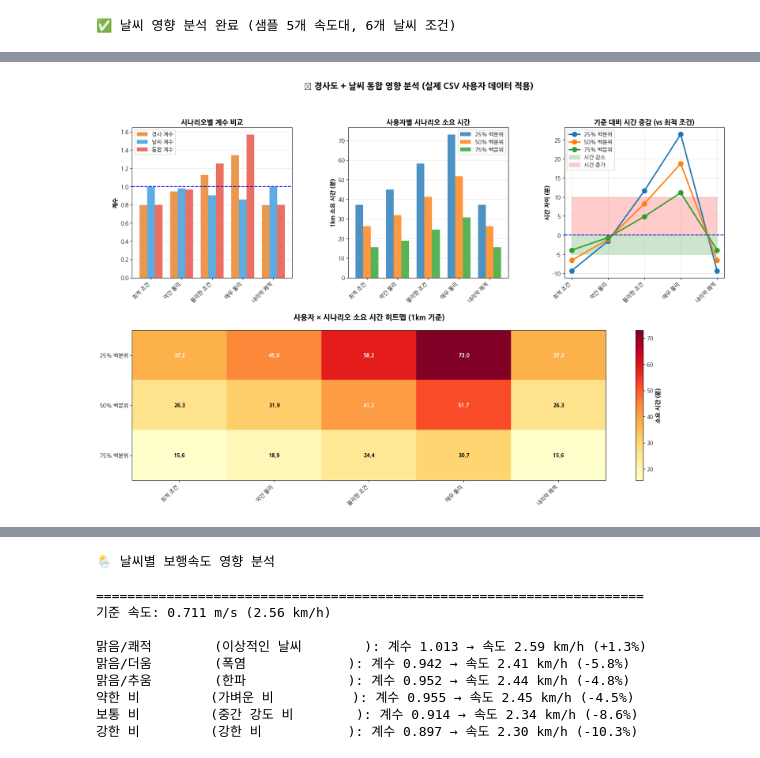
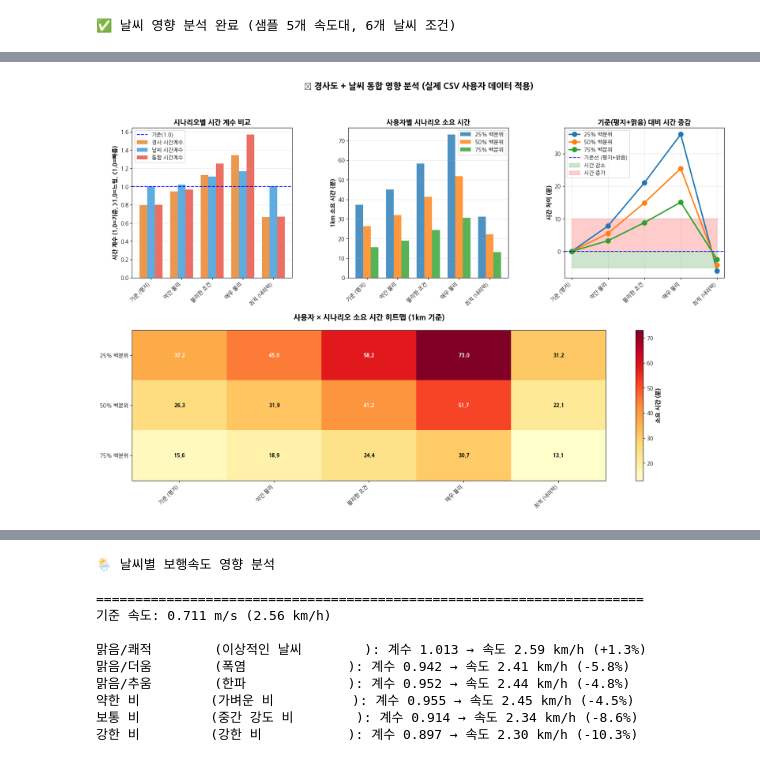
Before and after one commit to CSID-DGU/2025-2-DSCD-3g-07, a Jupyter notebook: backend/personal_speed_analysis.ipynb, the cells around one changed output, grey strips where cells are left out. Drawn from its saved outputs; the diff is of its cells as text; code cells hidden in the pictures.

```diff
--- a/backend/personal_speed_analysis.ipynb
+++ b/backend/personal_speed_analysis.ipynb
@@ -346,8 +346,10 @@ for patch, weather in zip(bp['boxes'], valid_weather_order):
         patch.set_facecolor('skyblue')
     elif weather == 'Snow':
         patch.set_facecolor('lightblue')
+    elif weather == 'Fog':
+        patch.set_facecolor('lightgray')
     else:
-        patch.set_facecolor('lightgray')
+        patch.set_facecolor('white')  # 예상치 못한 날씨
     patch.set_alpha(0.7)
 
 ax2.set_ylabel('속도 (km/h)', fontsize=12)
@@ -1351,16 +1415,16 @@ print(f"\n✅ 날씨 영향 분석 완료 (샘플 {len(percentiles)}개 속도
 
 # 실제 상황 시나리오
 real_scenarios = [
-    {'name': '최적 조건', 'slope': 0, 'temp': 20, 'ptype': 'clear', 'rain': 0.0, 'snow': 0.0,
-     'desc': '평지 + 맑음 (기준)'},
+    {'name': '기준 (평지)', 'slope': 0, 'temp': 20, 'ptype': 'clear', 'rain': 0.0, 'snow': 0.0,
+     'desc': '평지 + 맑은 날씨 (기준)'},
     {'name': '약간 불리', 'slope': 5, 'temp': 25, 'ptype': 'clear', 'rain': 0.0, 'snow': 0.0,
      'desc': '완만한 오르막 + 약간 더움'},
     {'name': '불리한 조건', 'slope': 10, 'temp': 30, 'ptype': 'rain', 'rain': 5.0, 'snow': 0.0,
      'desc': '오르막 + 더움 + 비'},
     {'name': '매우 불리', 'slope': 15, 'temp': 35, 'ptype': 'rain', 'rain': 10.0, 'snow': 0.0,
      'desc': '가파른 오르막 + 폭염 + 강우'},
-    {'name': '내리막 쾌적', 'slope': -10, 'temp': 20, 'ptype': 'clear', 'rain': 0.0, 'snow': 0.0,
-     'desc': '내리막 + 맑음'},
+    {'name': '최적 (내리막)', 'slope': -5, 'temp': 20, 'ptype': 'clear', 'rain': 0.0, 'snow': 0.0,
+     'desc': '완만한 내리막 + 맑음 (최고 속도)'},
 ]
 
 print("🎯 실제 시나리오 통합 분석 (경사도 + 날씨)\n")
@@ -1384,9 +1448,13 @@ for scenario in real_scenarios:
     prediction = weather_model.predict(base_speed_for_weather, weather_input)
     weather_speed_factor = prediction.weather_coeff
 
-    # 통합 계수: 시간 = 기준시간 * 경사계수 / 날씨속도계수
-    # (경사는 시간 증가, 날씨는 속도 감소)
-    combined_time_factor = slope_factor / weather_speed_factor
+    # 통합 계수 계산:
+    # - slope_factor: 시간 계수 (1.0 = 평지, >1.0 = 오르막, <1.0 = 내리막)
+    # - weather_speed_factor: 속도 계수 (1.0 = 맑음, >1.0 = 빠름, <1.0 = 느림)
+    # - 속도 계수를 시간 계수로 변환: 1 / weather_speed_factor
+    # - 최종 시간 계수 = slope_time_factor * weather_time_factor
+    weather_time_factor = 1.0 / weather_speed_factor
+    combined_time_factor = slope_factor * weather_time_factor
 
     combined_factors.append({
         'scenario': scenario['name'],
@@ -1454,22 +1522,25 @@ scenario_impact_df = pd.DataFrame(scenario_impact)
 fig = plt.figure(figsize=(20, 12))
 gs = fig.add_gridspec(2, 3, hspace=0.35, wspace=0.35)
 
-# 1. 계수 비교
+# 1. 계수 비교 (모두 시간 계수로 통일)
 ax1 = fig.add_subplot(gs[0, 0])
 x = np.arange(len(combined_df))
 width = 0.25
 
-ax1.bar(x - width, combined_df['slope_factor'], width, label='경사 계수',
+# 날씨도 시간 계수로 변환 (1/속도계수)
+weather_time_factors = 1.0 / combined_df['weather_factor']
+
+ax1.bar(x - width, combined_df['slope_factor'], width, label='경사 시간계수',
         alpha=0.8, color='#E67E22')
-ax1.bar(x, combined_df['weather_factor'], width, label='날씨 계수',
+ax1.bar(x, weather_time_factors, width, label='날씨 시간계수',
         alpha=0.8, color='#3498DB')
-ax1.bar(x + width, combined_df['combined_factor'], width, label='통합 계수',
+ax1.bar(x + width, combined_df['combined_factor'], width, label='통합 시간계수',
         alpha=0.8, color='#E74C3C')
-ax1.axhline(y=1.0, color='blue', linestyle='--', linewidth=1.5)
+ax1.axhline(y=1.0, color='blue', linestyle='--', linewidth=1.5, label='기준(1.0)')
 ax1.set_xticks(x)
 ax1.set_xticklabels(combined_df['scenario'], rotation=45, ha='right')
-ax1.set_ylabel('계수', fontsize=11, fontweight='bold')
-ax1.set_title('시나리오별 계수 비교', fontsize=13, fontweight='bold')
+ax1.set_ylabel('시간 계수 (1.0=기준, >1.0=느림, <1.0=빠름)', fontsize=11, fontweight='bold')
+ax1.set_title('시나리오별 시간 계수 비교', fontsize=13, fontweight='bold')
 ax1.legend()
 ax1.grid(True, alpha=0.3, axis='y')
 
@@ -1491,20 +1562,26 @@ ax2.set_title('사용자별 시나리오 소요 시간', fontsize=13, fontweight
 ax2.legend()
 ax2.grid(True, alpha=0.3, axis='y')
 
-# 3. 시간 증감량
+# 3. 시간 증감량 (기준 시나리오 대비)
 ax3 = fig.add_subplot(gs[0, 2])
+
+# 기준 시나리오(평지 + 맑음) = 첫 번째 시나리오의 시간을 기준으로 함
 for p in selected_percentiles:
     subset = scenario_impact_df[scenario_impact_df['percentile'] == f'{p}%']
-    ax3.plot(range(len(subset)), subset['time_diff_min'],
+    # 첫 번째 시나리오(기준)의 시간을 빼서 상대적 차이 계산
+    baseline_time = subset.iloc[0]['actual_time_min']
+    relative_diff = subset['actual_time_min'] - baseline_time
+
+    ax3.plot(range(len(subset)), relative_diff,
             marker='o', linewidth=2.5, markersize=9, label=f'{p}% 백분위')
 
-ax3.axhline(y=0, color='blue', linestyle='--', linewidth=1.5)
+ax3.axhline(y=0, color='blue', linestyle='--', linewidth=1.5, label='기준선 (평지+맑음)')
 ax3.fill_between(range(len(scenarios)), -5, 0, alpha=0.2, color='green', label='시간 감소')
 ax3.fill_between(range(len(scenarios)), 0, 10, alpha=0.2, color='red', label='시간 증가')
 ax3.set_xticks(range(len(scenarios)))
 ax3.set_xticklabels(scenarios, rotation=45, ha='right')
 ax3.set_ylabel('시간 차이 (분)', fontsize=11, fontweight='bold')
-ax3.set_title('기준 대비 시간 증감 (vs 최적 조건)', fontsize=13, fontweight='bold')
+ax3.set_title('기준(평지+맑음) 대비 시간 증감', fontsize=13, fontweight='bold')
 ax3.legend(loc='upper left')
 ax3.grid(True, alpha=0.3)
 
@@ -1550,17 +1627,28 @@ print(f"✓ 선택 백분위: {', '.join(map(str, selected_percentiles))}%")
 print(f"✓ 시나리오 수: {len(real_scenarios)}개")
 print(f"✓ 거리 기준: {distance_km} km")
 
-print("\n📈 최대 시간 증가:")
-max_increase = scenario_impact_df.loc[scenario_impact_df['time_diff_min'].idxmax()]
-print(f"   {max_increase['percentile']} 사용자, {max_increase['scenario']} 시나리오")
-print(f"   기준: {max_increase['base_time_min']:.2f}분 → 실제: {max_increase['actual_time_min']:.2f}분")
-print(f"   증가: {max_increase['time_diff_min']:.2f}분 ({max_increase['time_diff_min']/max_increase['base_time_min']*100:.1f}%)")
+# 기준 시나리오 대비 차이 계산
+print("\n📈 기준(평지+맑음) 대비 최대 시간 증가:")
+for p in selected_percentiles:
+    subset = scenario_impact_df[scenario_impact_df['percentile'] == f'{p}%']
+    baseline_time = subset.iloc[0]['actual_time_min']
+    max_idx = (subset['actual_time_min'] - baseline_time).idxmax()
+    max_case = subset.loc[max_idx]
+    time_increase = max_case['actual_time_min'] - baseline_time
+    print(f"   [{p}% 백분위] {max_case['scenario']} 시나리오")
+    print(f"      기준: {baseline_time:.2f}분 → 실제: {max_case['actual_time_min']:.2f}분")
+    print(f"      증가: {time_increase:.2f}분 (+{time_increase/baseline_time*100:.1f}%)")
 
-print("\n📉 최대 시간 감소:")
-max_decrease = scenario_impact_df.loc[scenario_impact_df['time_diff_min'].idxmin()]
-print(f"   {max_decrease['percentile']} 사용자, {max_decrease['scenario']} 시나리오")
-print(f"   기준: {max_decrease['base_time_min']:.2f}분 → 실제: {max_decrease['actual_time_min']:.2f}분")
-print(f"   감소: {max_decrease['time_diff_min']:.2f}분 ({abs(max_decrease['time_diff_min'])/max_decrease['base_time_min']*100:.1f}%)")
+print("\n📉 기준(평지+맑음) 대비 최대 시간 감소:")
+for p in selected_percentiles:
+    subset = scenario_impact_df[scenario_impact_df['percentile'] == f'{p}%']
+    baseline_time = subset.iloc[0]['actual_time_min']
+    min_idx = (subset['actual_time_min'] - baseline_time).idxmin()
+    min_case = subset.loc[min_idx]
+    time_decrease = baseline_time - min_case['actual_time_min']
+    print(f"   [{p}% 백분위] {min_case['scenario']} 시나리오")
+    print(f"      기준: {baseline_time:.2f}분 → 실제: {min_case['actual_time_min']:.2f}분")
+    print(f"      감소: {time_decrease:.2f}분 (-{time_decrease/baseline_time*100:.1f}%)")
 
 print("\n✅ 통합 분석 완료!")
 # %% [output]
@@ -1584,4 +1672,4 @@ print("\n✅ 통합 분석 완료!")
-[figure, old version]
+[figure, new version]
 📊 통합 분석 요약
 
 ================================================================================
```
Also changed, not shown: parts of 44 cells of this notebook, 1 other file.
